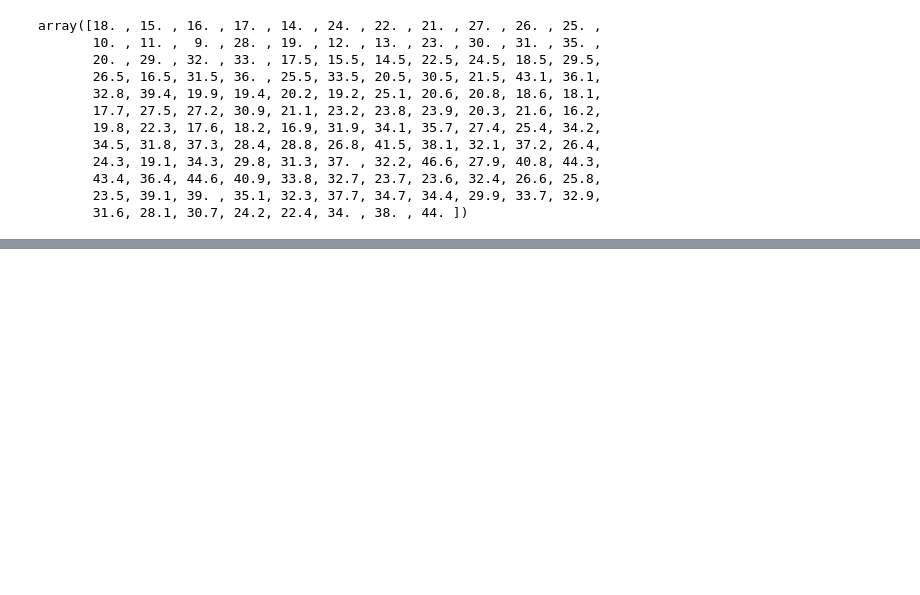
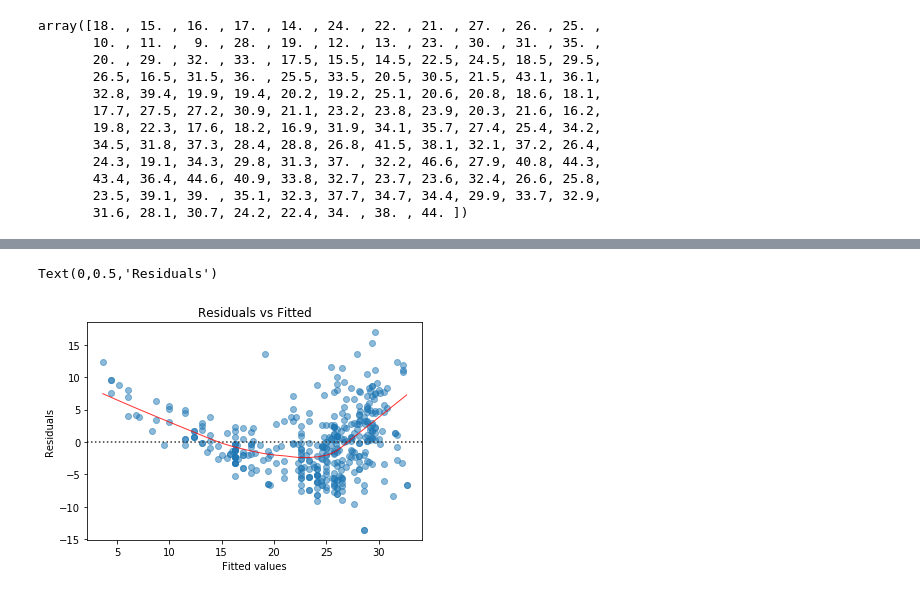
Before and after one commit to akmishra-nitr/ISLRwP, a Jupyter notebook: Chapter 3 - Linear Regression/Chapter 3 Exercises - Applied.ipynb, the cells around one changed output, grey strips where cells are left out. Drawn from its saved outputs; the diff is of its cells as text; code cells hidden in the pictures; blank space fills up the shorter version.

```diff
--- a/Chapter 3 - Linear Regression/Chapter 3 Exercises - Applied.ipynb
+++ b/Chapter 3 - Linear Regression/Chapter 3 Exercises - Applied.ipynb
@@ -52,6 +63,6 @@ Y = Y.drop(drop)
 import statsmodels.formula.api as smf
 import statsmodels.api as sm
 # %%
-mod = smf.ols(formula='mpg ~ horsepower', data = df)
-res = mod.fit()
+lmodel = smf.ols(formula='mpg ~ horsepower', data = df)
+res = lmodel.fit()
 print(res.summary())
@@ -57,0 +110,20 @@ print(res.summary())
+# %%
+model_fitted_y = res.fittedvalues
+model_residuals = res.resid
+model_norm_residuals = res.get_influence().resid_studentized_internal
+model_norm_residuals_abs_sqrt = np.sqrt(np.abs(model_norm_residuals))
+model_abs_resid = np.abs(model_residuals)
+
+model_leverage = res.get_influence().hat_matrix_diag
+model_cooks = res.get_influence().cooks_distance[0]
+# %%
+plot_lm_1 = plt.figure()
+plot_lm_1.axes[0] = sns.residplot(model_fitted_y,Y, lowess=True, scatter_kws={'alpha': 0.5},
+                          line_kws={'color': 'red', 'lw': 1, 'alpha': 0.8})
+
+plot_lm_1.axes[0].set_title('Residuals vs Fitted')
+plot_lm_1.axes[0].set_xlabel('Fitted values')
+plot_lm_1.axes[0].set_ylabel('Residuals')
+# %% [output]
+Text(0,0.5,'Residuals')
+[figure, added]
```
Also changed, not shown: parts of 52 cells of this notebook.
